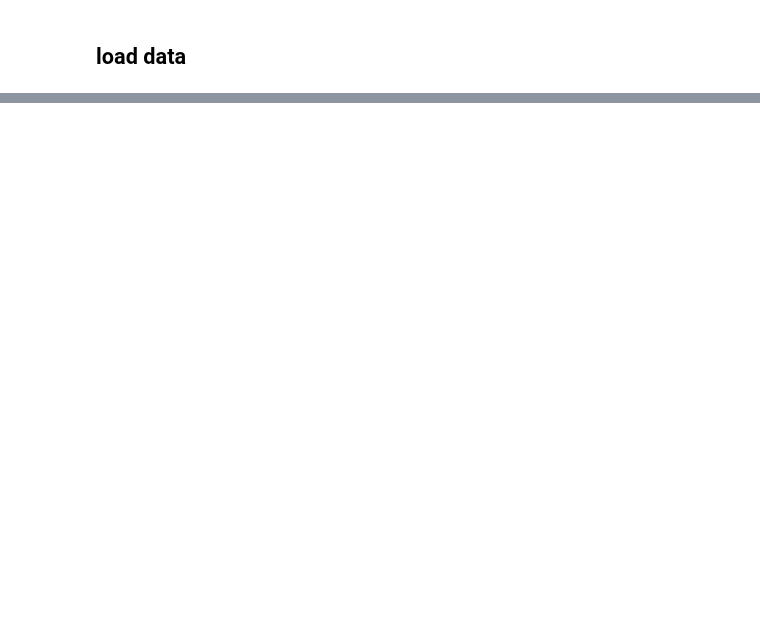
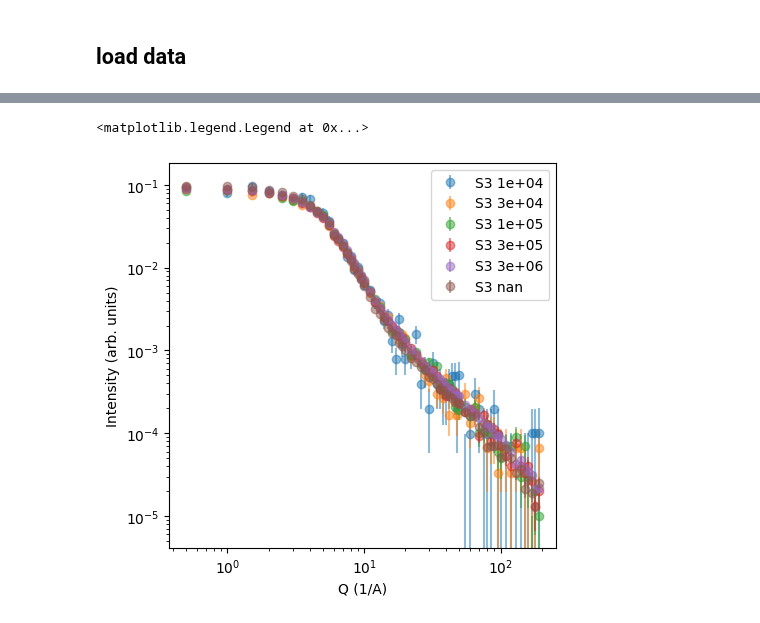
Before and after one commit to ch-tung/MLSR, a Jupyter notebook: test_USANS.ipynb, the cells around one changed output, grey strips where cells are left out. Drawn from its saved outputs; the diff is of its cells as text; code cells hidden in the pictures; blank space fills up the shorter version.

Commit message:
treat USANS data

```diff
--- a/test_USANS.ipynb
+++ b/test_USANS.ipynb
@@ -66,3 +66,42 @@ display(df_pivot)
 | sample7 | UN_Sample7_det_1_unscaled.txt | UN_Sample7_1e4_det_1_unscaled.txt | UN_Sample7_3e4_det_1_unscaled.txt | UN_Sample7_1e5_det_1_unscaled.txt | UN_Sample7_3e5_det_1_unscaled.txt | NaN |
 | sample8 | UN_Sample8_det_1_unscaled.txt | UN_Sample8_1e4_det_1_unscaled.txt | UN_Sample8_3e4_det_1_unscaled.txt | UN_Sample8_1e5_det_1_unscaled.txt | UN_Sample8_3e5_det_1_unscaled.txt | NaN |
 | sample9 | UN_Sample9_det_1_unscaled.txt | UN_Sample9_1e4_det_1_unscaled.txt | UN_Sample9_3e4_det_1_unscaled.txt | UN_Sample9_1e5_det_1_unscaled.txt | UN_sample9_3e5_det_1_unscaled.txt | NaN |
+# %%
+sample3_files = df_info[df_info['samples'].str.lower() == 'sample3']['filename']
+sample3_data_list = [
+    np.loadtxt(os.path.join(file_path, fname), skiprows=0, delimiter=',', usecols=(0,1,2))
+    for fname in sample3_files
+]
+
+sample3_time_list = []
+for fname in sample3_files:
+    match = re.search(r'_(\d+e\d+)_', fname)
+    if match:
+        sample3_time_list.append(float(match.group(1)))
+    else:
+        sample3_time_list.append(np.nan)
+
+# Combine times and data, sort by time, then unpack
+sorted_items = sorted(zip(sample3_time_list, sample3_data_list), key=lambda x: (np.isnan(x[0]), x[0]))
+sample3_time_list_sorted, sample3_data_list_sorted = zip(*sorted_items)
+
+# Convert back to list
+sample3_time_list = list(sample3_time_list_sorted)
+sample3_data_list = list(sample3_data_list_sorted)
+# %%
+fig = plt.figure(figsize=(5,5))
+ax = fig.add_subplot(111)
+
+for i, data in enumerate(sample3_data_list):
+    Q = data[:, 0]
+    I = data[:, 1]
+    dI = data[:, 2]
+    ax.errorbar(Q, I, yerr=dI, fmt='o', label=f'S3 {sample3_time_list[i]:.0e}', alpha=0.5)
+ax.set_xlabel('Q (1/A)')
+ax.set_ylabel('Intensity (arb. units)')
+ax.set_xscale('log')
+ax.set_yscale('log')
+ax.legend()
+# %% [output]
+<matplotlib.legend.Legend at 0x...>
+[figure, added]
```
